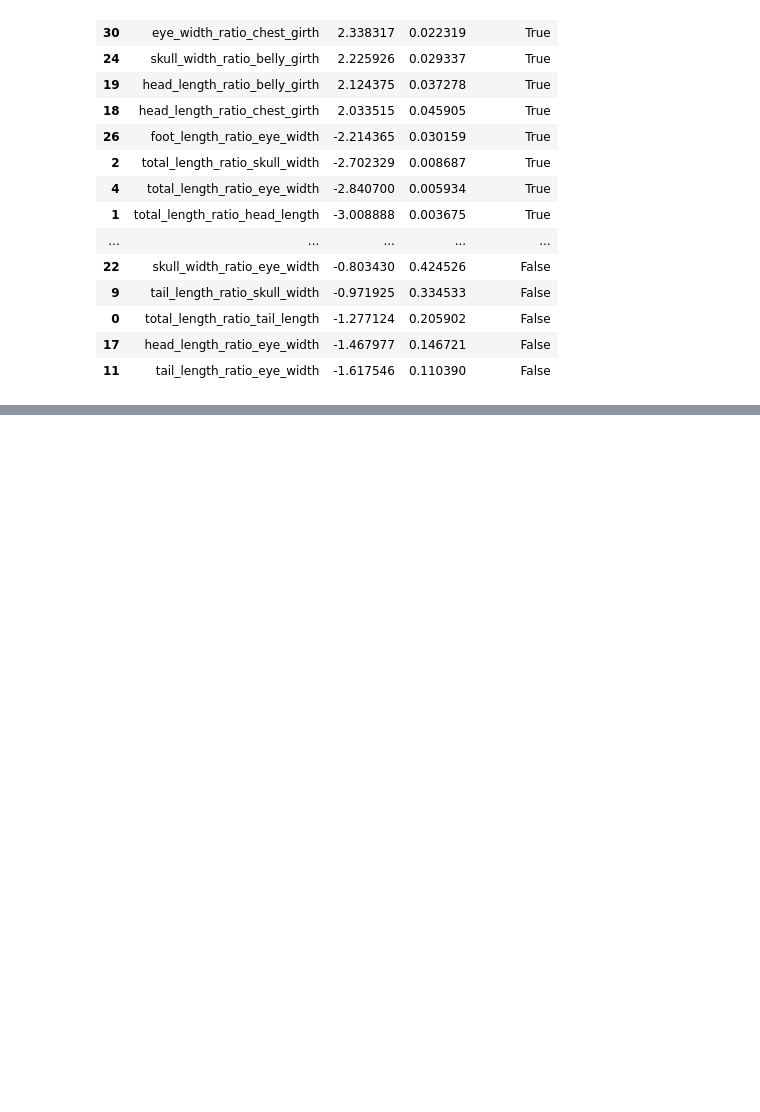
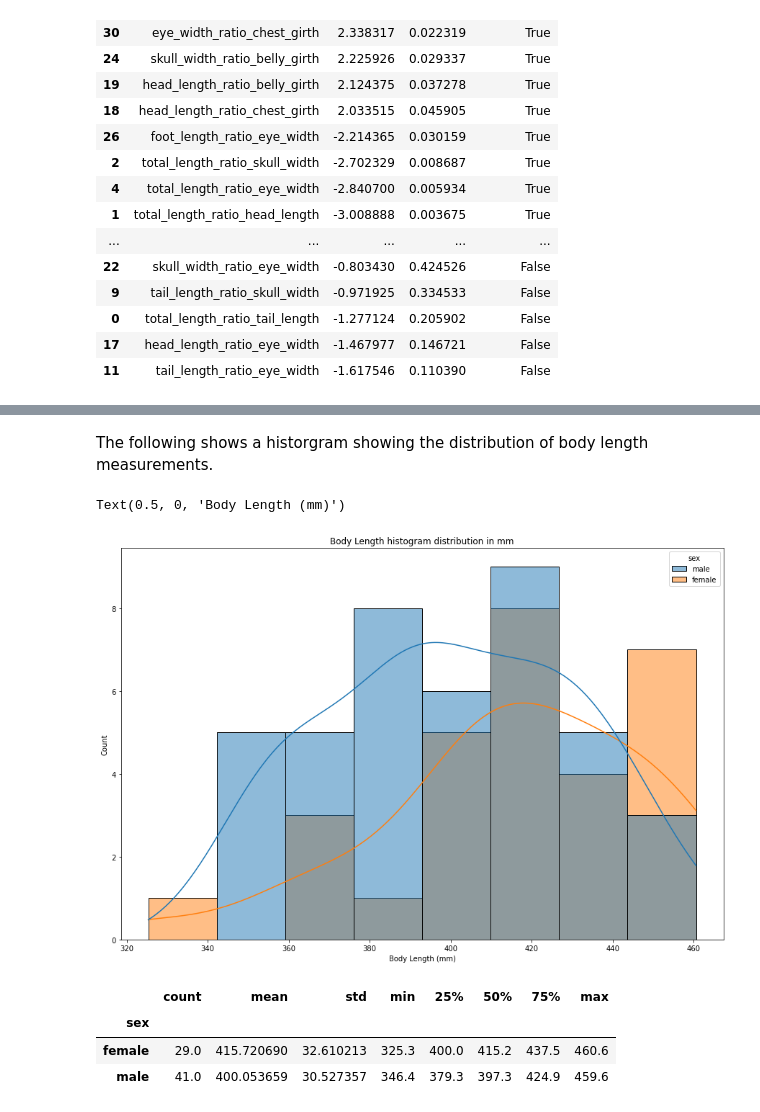
Before and after one commit to stephenfitzsimon/possum-regression, a Jupyter notebook: possum_models.ipynb, the cells around one changed output, grey strips where cells are left out. Saved outputs shown, nothing was run; the diff lists cells and outputs as text; code cells hidden in the pictures; blank space fills up the shorter version.

```diff
--- a/possum_models.ipynb
+++ b/possum_models.ipynb
@@ -412,0 +434,20 @@ Consider the body length measurement distributions as given by: $$\text{total_le
+# %% [markdown]
+The following shows a historgram showing the distribution of body length measurements.
+# %%
+# plot the data as a boxplot
+plt.figure(figsize = (15, 10)) #set figure size
+#make the plot
+sns.histplot(data=explore_target_sex.make_bodylength_column(train), x ='body_length', hue='sex', kde=True)
+plt.title("Body Length histogram distribution in mm") #set the title
+plt.xlabel('Body Length (mm)') #set the x label
+# %% [output]
+Text(0.5, 0, 'Body Length (mm)')
+[figure, added]
+# %%
+#same data but numeric
+explore_target_sex.make_bodylength_column(train).groupby('sex')['body_length'].describe()
+# %% [output]
+|  | count | mean | std | min | 25% | 50% | 75% | max |
+| sex |  |  |  |  |  |  |  |  |
+| female | 29.0 | 415.720690 | 32.610213 | 325.3 | 400.0 | 415.2 | 437.5 | 460.6 |
+| male | 41.0 | 400.053659 | 30.527357 | 346.4 | 379.3 | 397.3 | 424.9 | 459.6 |
```
Also changed, not shown: parts of 10 cells of this notebook, 1 other file.
